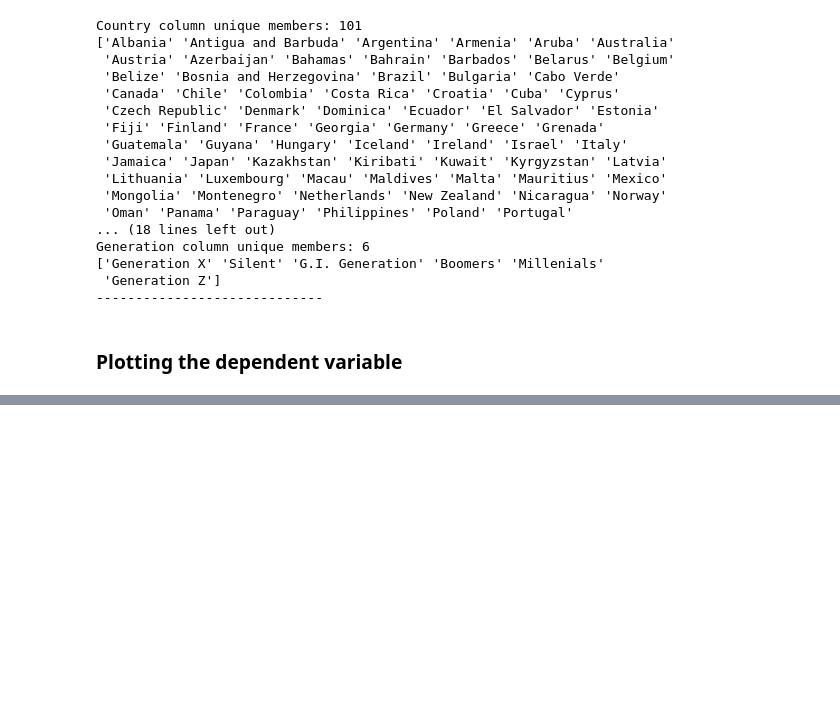
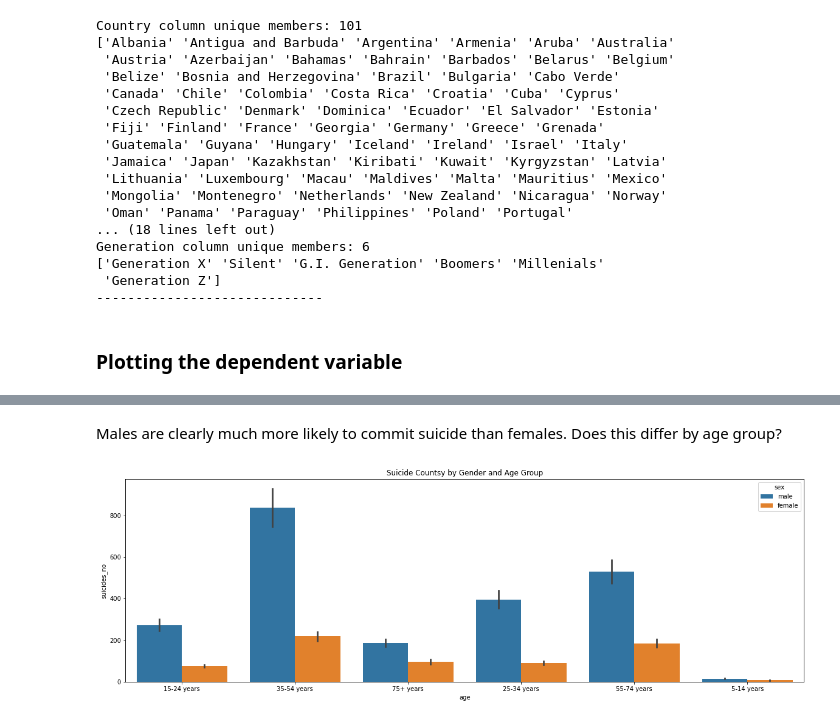
Before and after one commit to jonivrapi/applied-ml, a Jupyter notebook: assignments/assignment3/Vrapi-Assignment3.ipynb, the cells around one changed output, grey strips where cells are left out. Drawn from its saved outputs; the diff is of its cells as text; code cells hidden in the pictures; blank space fills up the shorter version.

```diff
--- a/assignments/assignment3/Vrapi-Assignment3.ipynb
+++ b/assignments/assignment3/Vrapi-Assignment3.ipynb
@@ -104,0 +140,9 @@ plt.show()
+# %% [markdown]
+Males are clearly much more likely to commit suicide than females. Does this differ by age group?
+# %%
+plt.figure(figsize=(20,6))
+sns.barplot(x = "age", y = "suicides_no", hue = "sex", data = df)
+plt.title("Suicide Countsy by Gender and Age Group")
+plt.show()
+# %% [output]
+[figure, added]
```
Also changed, not shown: parts of 19 cells of this notebook.
